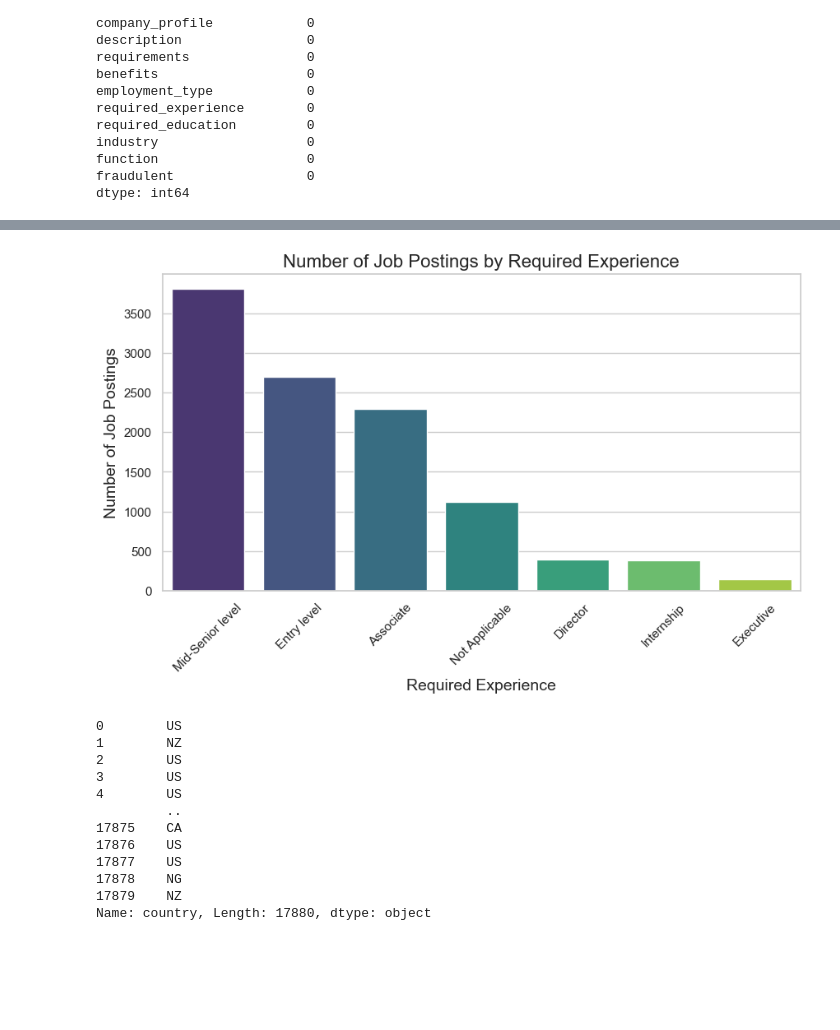
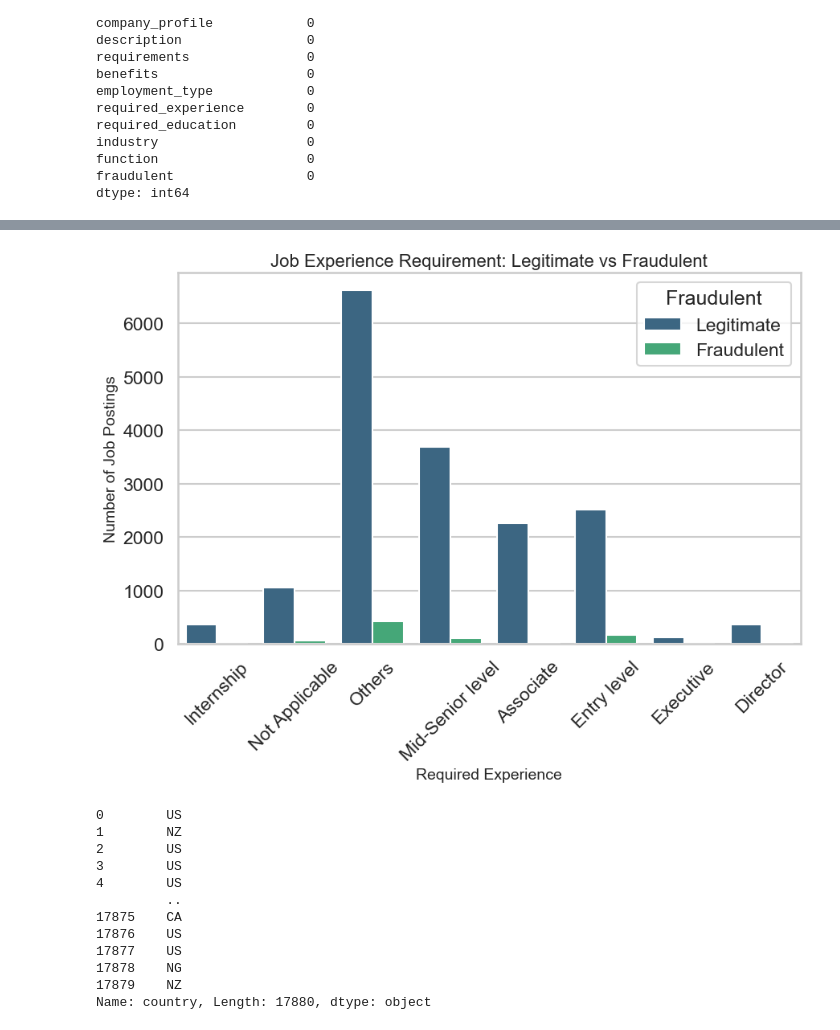
Before and after one commit to arpitathokal/Fake_Job_Detector, a Jupyter notebook: notebooks/EDA.ipynb, the cells around one changed output, grey strips where cells are left out. Cells and saved outputs as stored; diff of their text form; code cells hidden in the pictures; blank space fills up the shorter version.

```diff
--- a/notebooks/EDA.ipynb
+++ b/notebooks/EDA.ipynb
@@ -128,10 +137,10 @@ text_columns = ['company_profile', 'description', 'requirements', 'benefits','lo
 for col in text_columns:
     df[col] = df[col].fillna("")
 
-# Fill categorical columns with "Unknown"
+# Fill categorical columns with "Others"
 categorical_columns = ['employment_type', 'required_experience', 'required_education', 'industry', 'function']
 for col in categorical_columns:
-    df[col] = df[col].fillna("Unknown")
+    df[col] = df[col].fillna("Others")
 # %%
 df.isnull().sum()
 # %% [output]
@@ -149,10 +158,3 @@ industry                   0
 function                   0
 fraudulent                 0
 dtype: int64
-# %%
-for col in text_columns:
-    df[f'{col}_length'] = df[col].apply(lambda x: len(x.split()))
-
-    sns.boxplot(x='fraudulent', y=f'{col}_length', data=df)
-    plt.title(f"{col} Word Count by Class")
-    plt.show()
@@ -192,18 +189,14 @@ Legitimate jobs: 17014 (95.16%)
 # %%
-#no of job posted and experinces they are expecting
-exp = dict(df.required_experience.value_counts())
-del exp['Unknown']  # removing empty string if exists
-
-plt.figure(figsize=(10, 5))
-sns.set(style="whitegrid")
-sns.barplot(x=list(exp.keys()), y=list(exp.values()), palette='viridis')
-plt.title('Number of Job Postings by Required Experience',size =16)
-plt.xlabel('Required Experience', size = 14)
-plt.ylabel('Number of Job Postings', size = 14)
+plt.figure(figsize=(10,6))
+sns.countplot(data=df, x='required_experience', hue='fraudulent', palette='viridis')
+plt.title('Job Experience Requirement: Legitimate vs Fraudulent', fontsize=16)
+plt.xlabel('Required Experience', fontsize=14)
+plt.ylabel('Number of Job Postings', fontsize=14)
 plt.xticks(rotation=45)
+plt.legend(title="Fraudulent", labels=["Legitimate", "Fraudulent"])
 plt.show()
 # %% [output]
-[figure, old version]
+[figure, new version]
 # %%
 
 # we will try to see which country is posting most of the jobs
```
Also changed, not shown: parts of 15 cells of this notebook, 7 other files.
